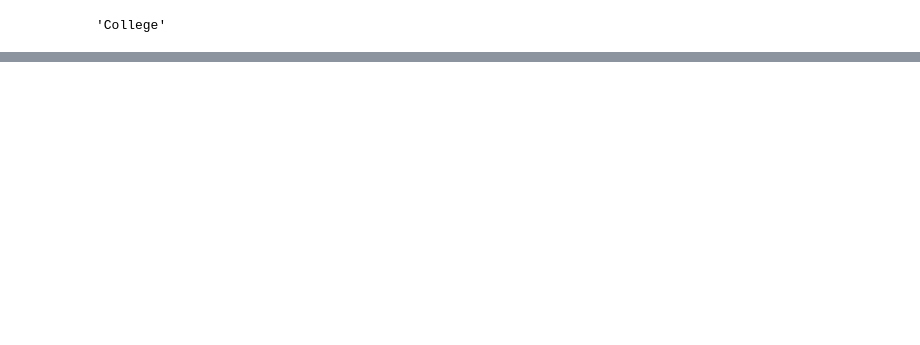
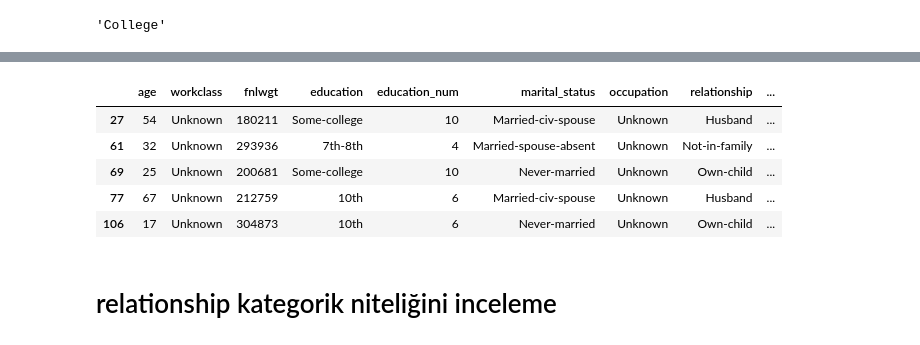
Before and after one commit to erkansirin78/preprocessing-analysis-ml-dl-big-data, a Jupyter notebook: 07_data_preprocessing_cleaning/Veri_On_Isleme_Temizlik.ipynb, the cells around one changed output, grey strips where cells are left out. Cells and saved outputs as stored; diff of their text form; code cells hidden in the pictures; blank space fills up the shorter version.

```diff
--- a/07_data_preprocessing_cleaning/Veri_On_Isleme_Temizlik.ipynb
+++ b/07_data_preprocessing_cleaning/Veri_On_Isleme_Temizlik.ipynb
@@ -278,0 +355,14 @@ df[['education','education2']].head()
+# %%
+# work class içinde ? işareti olanları Unknown ile güncelleme
+df.loc[df['occupation'].str.contains("\\?"), 'occupation'] = "Unknown"
+# %%
+df[df.occupation == "Unknown"].head()
+# %% [output]
+|  | age | workclass | fnlwgt | education | education_num | marital_status | occupation | relationship | ... |
+| 27 | 54 | Unknown | 180211 | Some-college | 10 | Married-civ-spouse | Unknown | Husband | ... |
+| 61 | 32 | Unknown | 293936 | 7th-8th | 4 | Married-spouse-absent | Unknown | Not-in-family | ... |
+| 69 | 25 | Unknown | 200681 | Some-college | 10 | Never-married | Unknown | Own-child | ... |
+| 77 | 67 | Unknown | 212759 | 10th | 6 | Married-civ-spouse | Unknown | Husband | ... |
+| 106 | 17 | Unknown | 304873 | 10th | 6 | Never-married | Unknown | Own-child | ... |
+# %% [markdown]
+# relationship kategorik niteliğini inceleme
```
Also changed, not shown: parts of 27 cells of this notebook.
